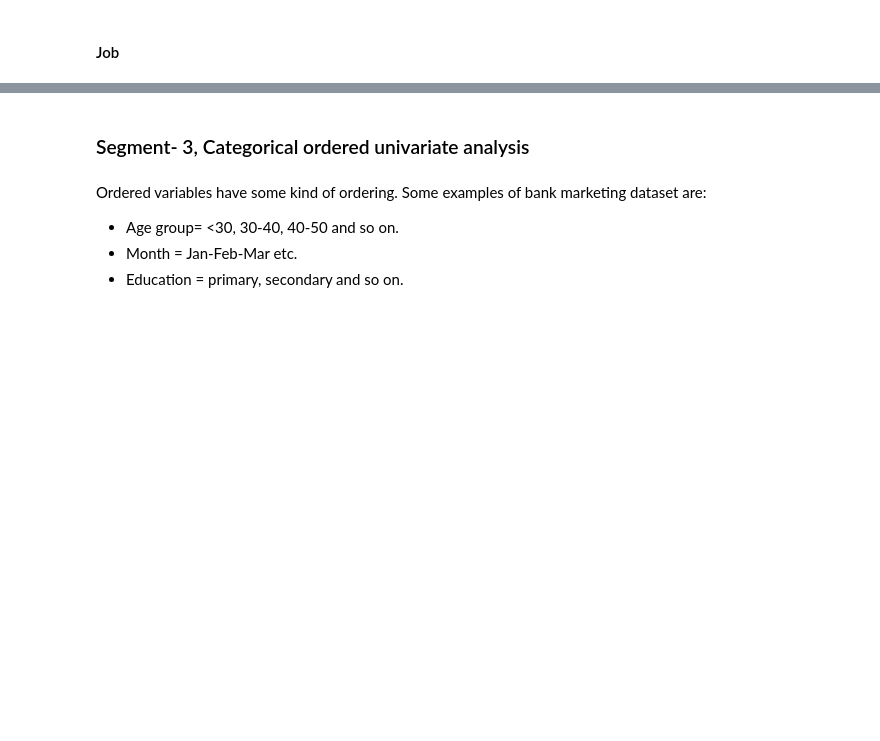
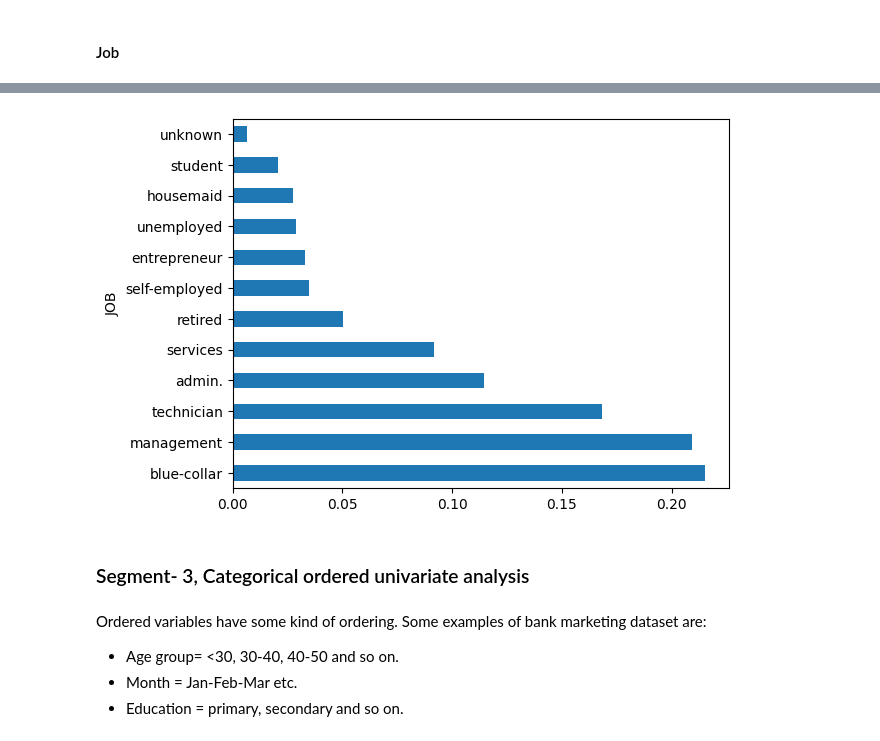
Before and after one commit to AkankshaDwivedi/bank-marketing-campaign, a Jupyter notebook: Bank_Marketing_Campaign_EDA_AD.ipynb, the cells around one changed output, grey strips where cells are left out. Saved outputs shown, nothing was run; the diff lists cells and outputs as text; code cells hidden in the pictures; blank space fills up the shorter version.

```diff
--- a/Bank_Marketing_Campaign_EDA_AD.ipynb
+++ b/Bank_Marketing_Campaign_EDA_AD.ipynb
@@ -500,5 +555,9 @@ Unordered data do not have the notion of high-low, more-less etc. Example:
 # %%
 #plot the bar graph of percentage job categories
+bank_df_1.JOB.value_counts(normalize=True).plot.barh()
+plt.show()
+# %% [output]
+[figure, added]
 # %% [markdown]
 ### Segment- 3, Categorical ordered univariate analysis
 # %% [markdown]
```
Also changed, not shown: parts of 13 cells of this notebook.
